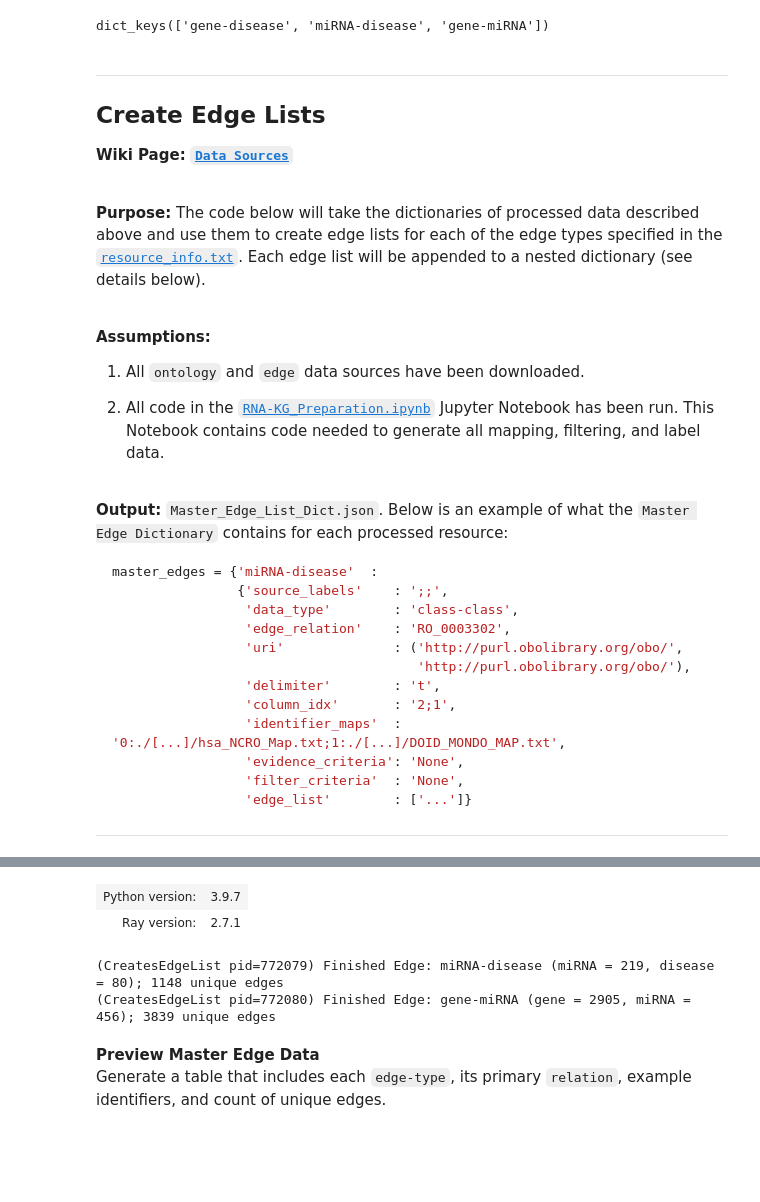
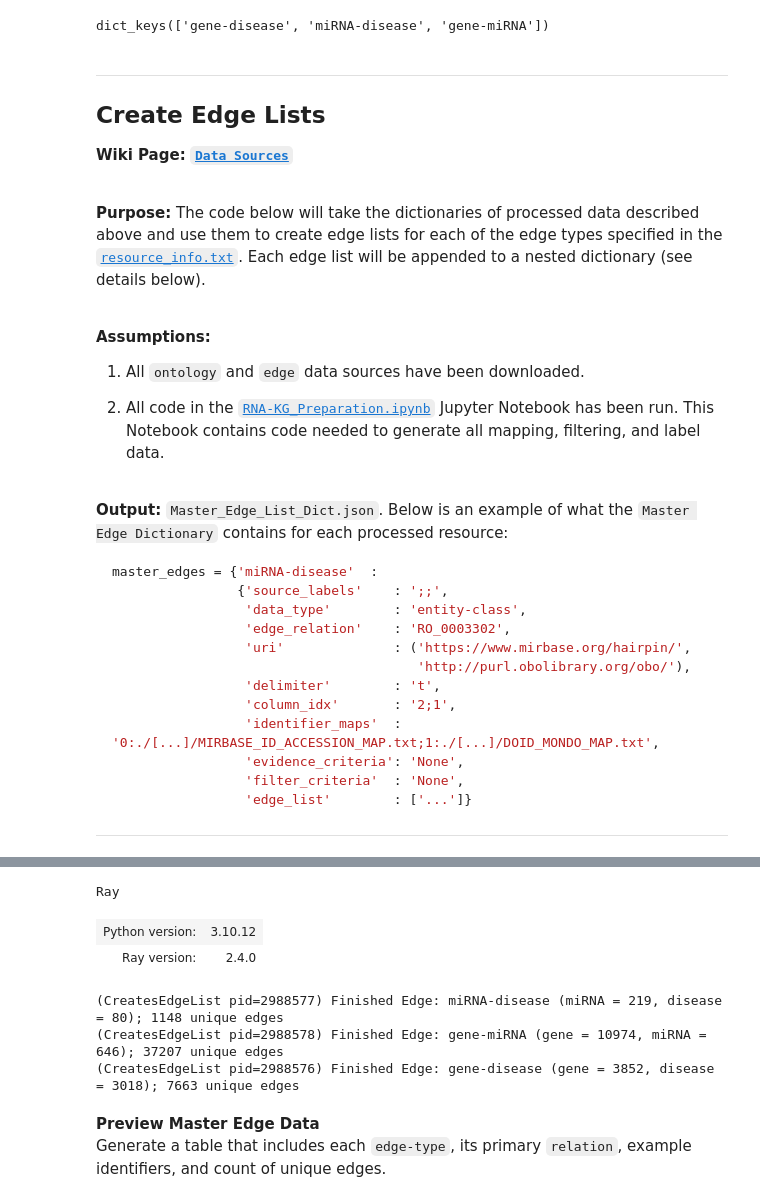
Before and after one commit to emanuelecavalleri/testRNA-KG, a Jupyter notebook: main.ipynb, the cells around one changed output, grey strips where cells are left out. Drawn from its saved outputs; the diff is of its cells as text; code cells hidden in the pictures; blank space fills up the shorter version.

````diff
--- a/main.ipynb
+++ b/main.ipynb
@@ -179,13 +170,13 @@ dict_keys(['gene-disease', 'miRNA-disease', 'gene-miRNA'])
 ```python
 master_edges = {'miRNA-disease'  :
                 {'source_labels'    : ';;',
-                 'data_type'        : 'class-class',
+                 'data_type'        : 'entity-class',
                  'edge_relation'    : 'RO_0003302',
-                 'uri'              : ('http://purl.obolibrary.org/obo/',
+                 'uri'              : ('https://www.mirbase.org/hairpin/',
                                        'http://purl.obolibrary.org/obo/'),
                  'delimiter'        : 't',
                  'column_idx'       : '2;1',
-                 'identifier_maps'  : '0:./[...]/hsa_NCRO_Map.txt;1:./[...]/DOID_MONDO_MAP.txt',
+                 'identifier_maps'  : '0:./[...]/MIRBASE_ID_ACCESSION_MAP.txt;1:./[...]/DOID_MONDO_MAP.txt',
                  'evidence_criteria': 'None',
                  'filter_criteria'  : 'None',
                  'edge_list'        : ['...']}
@@ -195,6 +186,6 @@ master_edges = {'miRNA-disease'  :
 # %%
 import psutil
 # set-up environment for parallel processing -- even if running program serially these steps are needed
-cpus = 3#psutil.cpu_count(logical=True)
+cpus = psutil.cpu_count(logical=True)
 ray.init()
 # %% [output]
@@ -202,5 +193,6 @@ ray.init()
+Ray
-| Python version: | 3.9.7 |
-| Ray version: | 2.7.1 |
+| Python version: | 3.10.12 |
+| Ray version: | 2.4.0 |
 # %%
 # combine data sources
 combined_edges = dict(edges.data_files, **ont.data_files)
@@ -210,8 +202,9 @@ resource_info_loc = './resources/resource_info.txt'
 master_edges = CreatesEdgeList(data_files=combined_edges, source_file=resource_info_loc)
 master_edges.runs_creates_knowledge_graph_edges(source_file=resource_info_loc, data_files=combined_edges, cpus=cpus)
 # %% [output]
-(CreatesEdgeList pid=772079) Finished Edge: miRNA-disease (miRNA = 219, disease = 80); 1148 unique edges
-(CreatesEdgeList pid=772080) Finished Edge: gene-miRNA (gene = 2905, miRNA = 456); 3839 unique edges
+(CreatesEdgeList pid=2988577) Finished Edge: miRNA-disease (miRNA = 219, disease = 80); 1148 unique edges
+(CreatesEdgeList pid=2988578) Finished Edge: gene-miRNA (gene = 10974, miRNA = 646); 37207 unique edges
+(CreatesEdgeList pid=2988576) Finished Edge: gene-disease (gene = 3852, disease = 3018); 7663 unique edges
 # %% [markdown]
 **Preview Master Edge Data**
 Generate a table that includes each `edge-type`, its primary `relation`, example identifiers, and count of unique edges.
````
Also changed, not shown: parts of 38 cells of this notebook.
